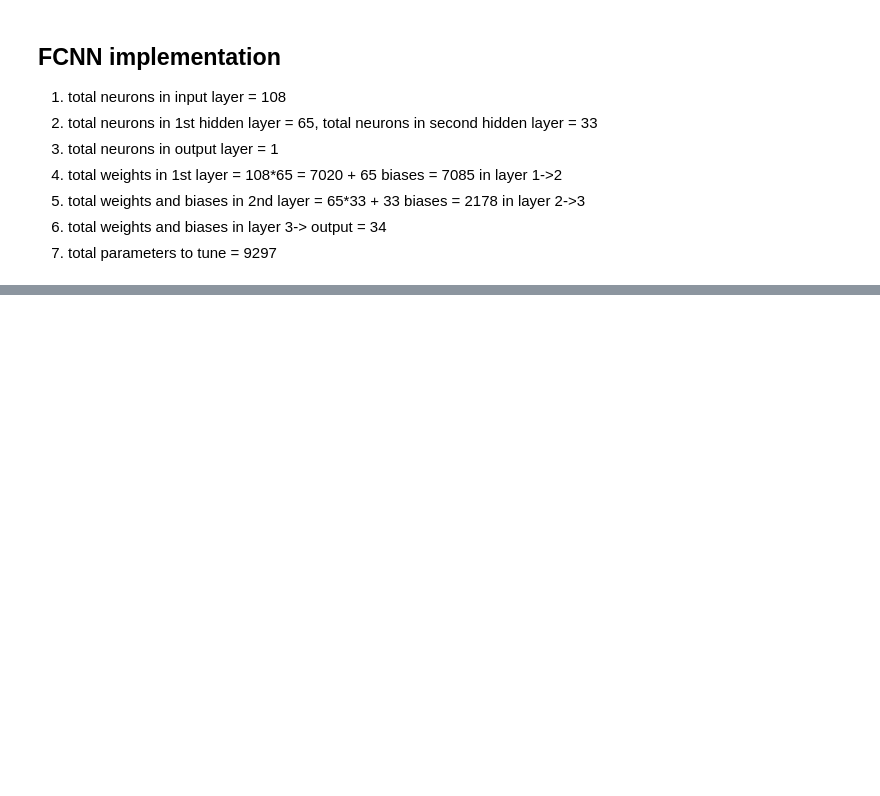
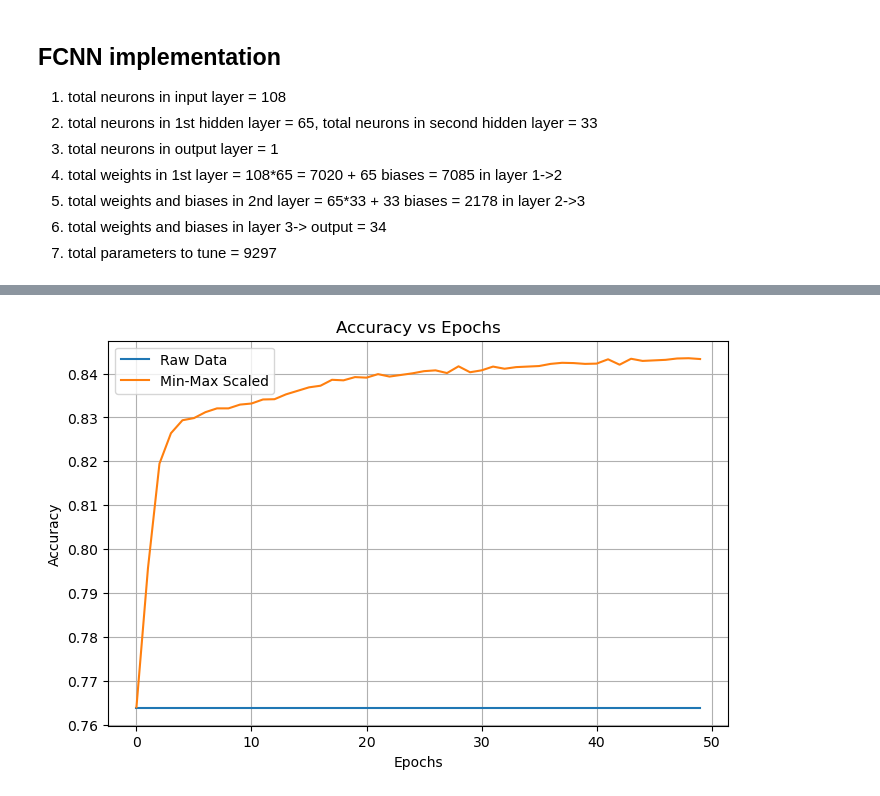
Before and after one commit to ANKIT0407/CS-671-Assignments, a Jupyter notebook: Assignment1_Anubhav/Lab1/Lab1_1/Lab1_1_1.ipynb, the cells around one changed output, grey strips where cells are left out. Cells and saved outputs as stored; diff of their text form; code cells hidden in the pictures; blank space fills up the shorter version.

```diff
--- a/Assignment1_Anubhav/Lab1/Lab1_1/Lab1_1_1.ipynb
+++ b/Assignment1_Anubhav/Lab1/Lab1_1/Lab1_1_1.ipynb
@@ -261,0 +303,12 @@ F1-Score:  0.6254 (Balanced harmonic mean)
+# %%
+plt.figure(figsize=(8,5))
+plt.plot(acc_raw, label="Raw Data")
+plt.plot(acc_scaled, label="Min-Max Scaled")
+plt.xlabel("Epochs")
+plt.ylabel("Accuracy")
+plt.title("Accuracy vs Epochs")
+plt.legend()
+plt.grid()
+plt.show()
+# %% [output]
+[figure, added]
```
Also changed, not shown: parts of 8 cells of this notebook, 1 other file.
